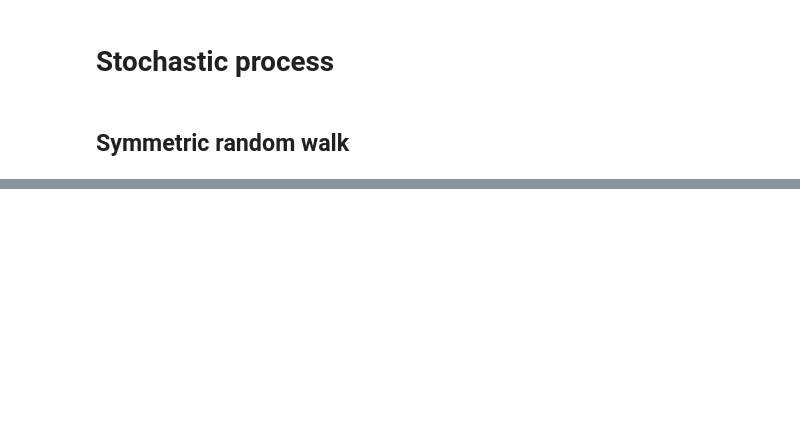
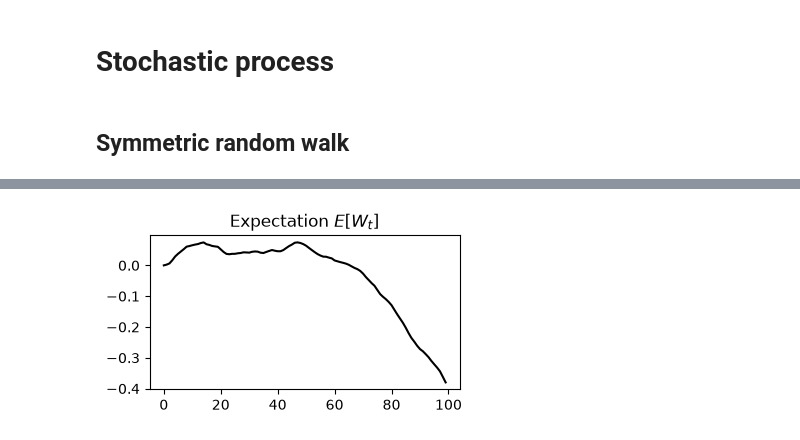
Before and after one commit to istmarc/ten-notebooks, a Jupyter notebook: notebooks/18.Process.ipynb, the cells around one changed output, grey strips where cells are left out. Cells and saved outputs as stored; diff of their text form; code cells hidden in the pictures; blank space fills up the shorter version.

```diff
--- a/notebooks/18.Process.ipynb
+++ b/notebooks/18.Process.ipynb
@@ -50,0 +77,13 @@ plt.show()
+# %%
+E = np.zeros(t)
+V = np.zeros(t)
+for i in range(t):
+    E[i] = Wnp[:, i].mean()
+    V[i] = Wnp[:,  i].var()
+# %%
+fig, axes = plt.subplots(figsize = (4, 2))
+plt.plot(E, color = "black")
+plt.title(r"Expectation $E[W_t]$")
+plt.show()
+# %% [output]
+[figure, added]
```
Also changed, not shown: parts of 14 cells of this notebook.
